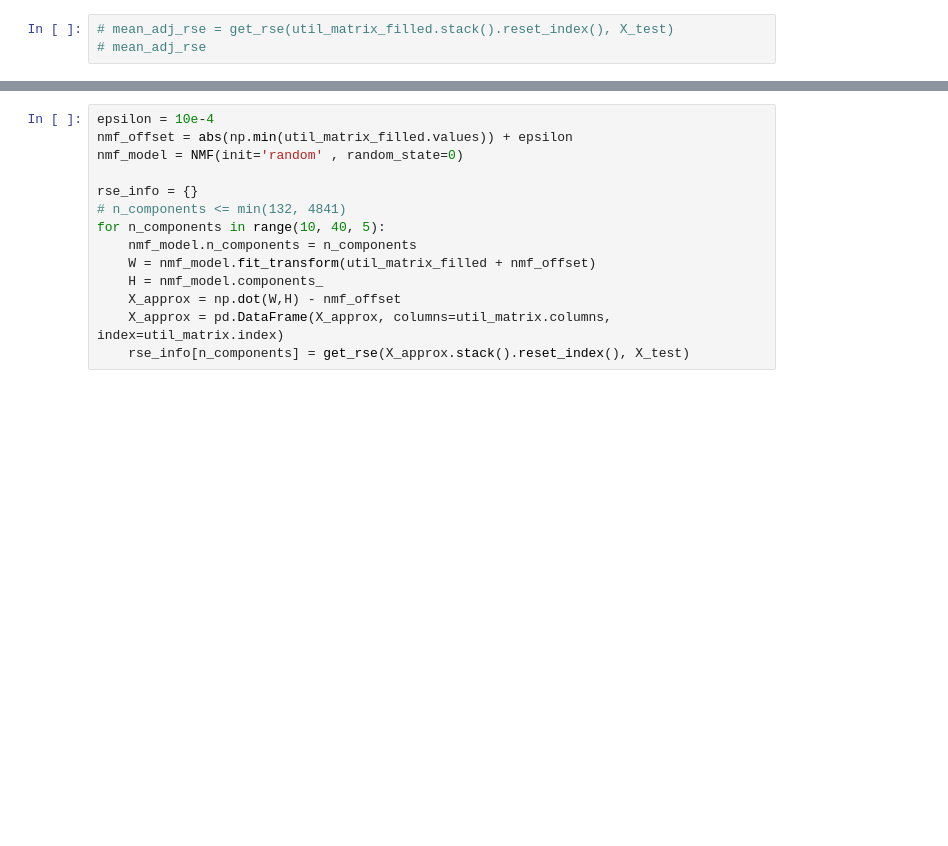
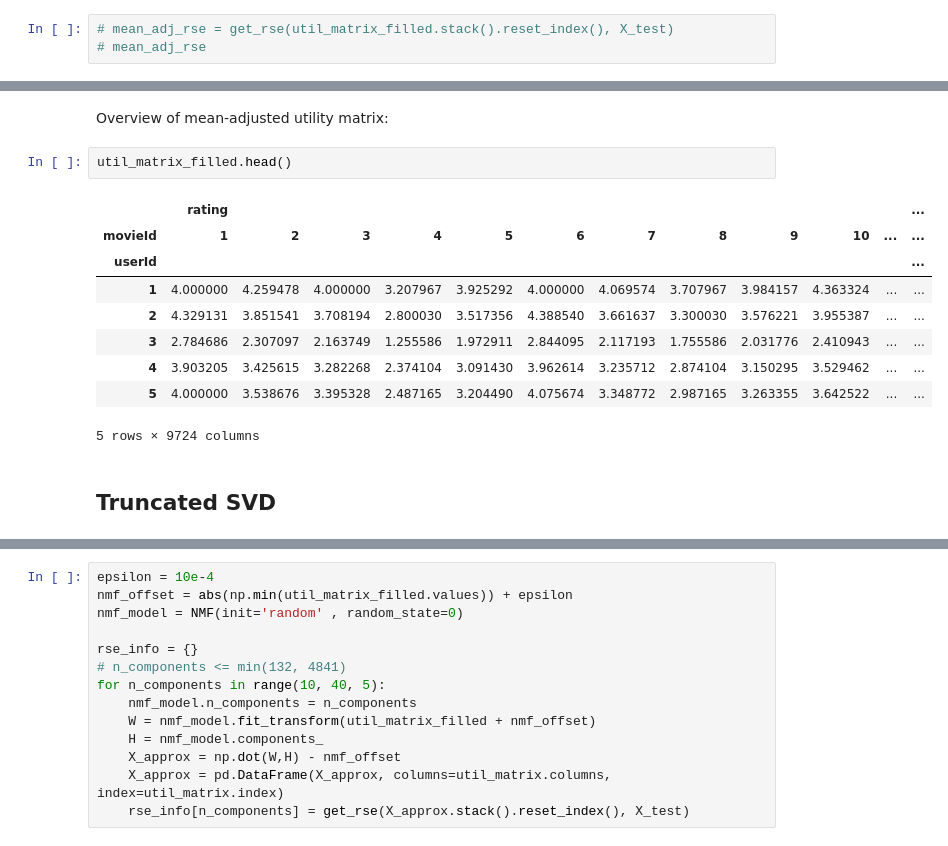
Before and after one commit to keroiw/RecommenderSystems, a Jupyter notebook: RecommenderSystems.ipynb, the cells around one changed output, grey strips where cells are left out. Saved outputs shown, nothing was run; the diff lists cells and outputs as text; blank space fills up the shorter version.

```diff
--- a/RecommenderSystems.ipynb
+++ b/RecommenderSystems.ipynb
@@ -129,0 +219,16 @@ def get_rse(prediction, test_set):
+# %% [markdown]
+Overview of mean-adjusted utility matrix:
+# %%
+util_matrix_filled.head()
+# %% [output]
+|  | rating |  |  |  |  |  |  |  |  |  |  | ... |
+| movieId | 1 | 2 | 3 | 4 | 5 | 6 | 7 | 8 | 9 | 10 | ... | ... |
+| userId |  |  |  |  |  |  |  |  |  |  |  | ... |
+| 1 | 4.000000 | 4.259478 | 4.000000 | 3.207967 | 3.925292 | 4.000000 | 4.069574 | 3.707967 | 3.984157 | 4.363324 | ... | ... |
+| 2 | 4.329131 | 3.851541 | 3.708194 | 2.800030 | 3.517356 | 4.388540 | 3.661637 | 3.300030 | 3.576221 | 3.955387 | ... | ... |
+| 3 | 2.784686 | 2.307097 | 2.163749 | 1.255586 | 1.972911 | 2.844095 | 2.117193 | 1.755586 | 2.031776 | 2.410943 | ... | ... |
+| 4 | 3.903205 | 3.425615 | 3.282268 | 2.374104 | 3.091430 | 3.962614 | 3.235712 | 2.874104 | 3.150295 | 3.529462 | ... | ... |
+| 5 | 4.000000 | 3.538676 | 3.395328 | 2.487165 | 3.204490 | 4.075674 | 3.348772 | 2.987165 | 3.263355 | 3.642522 | ... | ... |
+5 rows × 9724 columns
+# %% [markdown]
+## Truncated SVD
```
Also changed, not shown: parts of 44 cells of this notebook.
